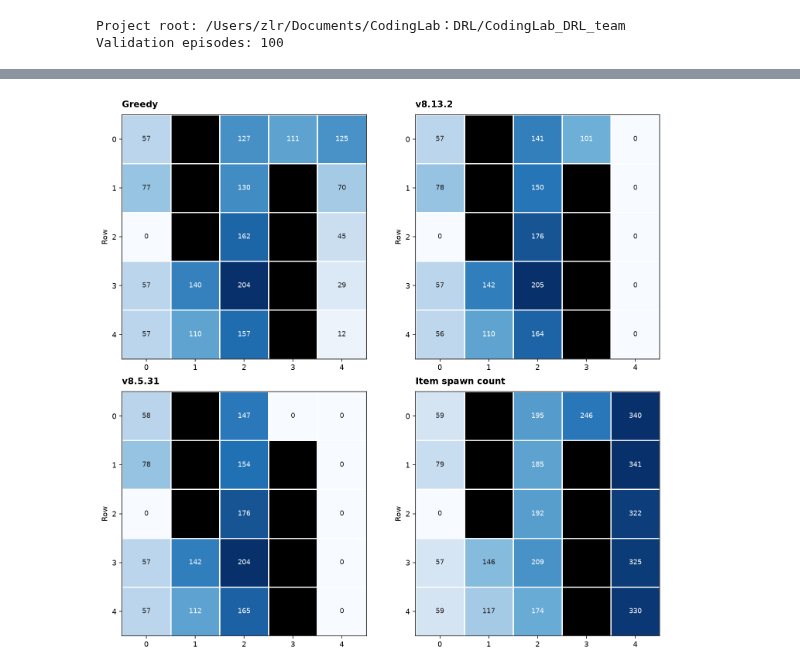
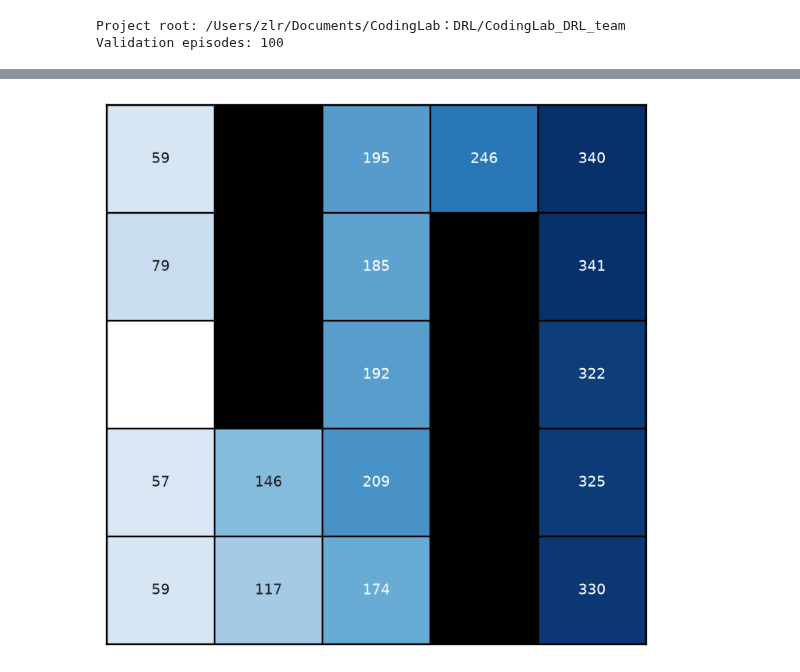
Before and after one commit to Lirong-Zhuang/CodingLab_DRL_team, a Jupyter notebook: statistic/variant2_ana.ipynb, the cells around one changed output, grey strips where cells are left out. Drawn from its saved outputs; the diff is of its cells as text; code cells hidden in the pictures.

```diff
--- a/statistic/variant2_ana.ipynb
+++ b/statistic/variant2_ana.ipynb
@@ -21,7 +21,6 @@ if str(PROJECT_ROOT) not in sys.path:
 
 import rainbow_dqn
 from environment_v5 import Environment_v5
-from environment_v13 import Environment_v13
 
 DATA_DIR = PROJECT_ROOT / 'data'
 MODEL_ROOT = PROJECT_ROOT / 'models2'
@@ -29,11 +28,6 @@ VARIANT = 2
 NUM_VALIDATION_EPISODES = 100
 
 MODEL_RUNS = [
-    {
-        'name': 'v8.13.2',
-        'env_class': Environment_v13,
-        'model_path': MODEL_ROOT / 'DQN_v8.13.2_variant_2.pt',
-    },
     {
         'name': 'v8.5.31',
         'env_class': Environment_v5,
@@ -197,48 +188,78 @@ Using device: cpu
 Total item spawns: 3,376
 # %%
-pickup_vmax = max(grid.max() for grid in pickup_counts.values())
-spawn_vmax = item_spawn_counts.max()
+from matplotlib.patches import Patch
+
 blue_cmap = LinearSegmentedColormap.from_list(
-    'count_blue', ['#f7fbff', '#c6dbef', '#6baed6', '#2171b5', '#08306b']
+    'count_blue', ['#ffffff', '#c6dbef', '#6baed6', '#2171b5', '#08306b']
+)
+shared_vmax = max(
+    item_spawn_counts.max(),
+    pickup_counts['Greedy'].max(),
+    pickup_counts['v8.5.31'].max(),
 )
 
-panels = [
-    ('Greedy', pickup_counts['Greedy'], pickup_vmax),
-    ('v8.13.2', pickup_counts['v8.13.2'], pickup_vmax),
-    ('v8.5.31', pickup_counts['v8.5.31'], pickup_vmax),
-    ('Item spawn count', item_spawn_counts, spawn_vmax),
-]
+mask = np.zeros((5, 5), dtype=bool)
+for row, col in blocked_cells:
+    mask[row, col] = True
 
-fig, axes = plt.subplots(2, 2, figsize=(10.8, 10.2), dpi=140, constrained_layout=True)
-for ax, (title, grid, vmax) in zip(axes.flat, panels):
-    mask = np.zeros_like(grid, dtype=bool)
-    for row, col in blocked_cells:
-        mask[row, col] = True
+
+def plot_count_grid(grid):
     display_grid = np.ma.array(grid, mask=mask)
-
     cmap = blue_cmap.copy()
     cmap.set_bad('black')
-    ax.imshow(display_grid, cmap=cmap, vmin=0, vmax=vmax, interpolation='nearest')
-    ax.set_title(title, loc='left', pad=10, fontweight='bold')
-    ax.set_ylabel('Row')
-    ax.set_xticks(range(5))
-    ax.set_yticks(range(5))
+
+    fig, ax = plt.subplots(figsize=(5.2, 5.2), dpi=140)
+    ax.imshow(
+        display_grid, cmap=cmap, vmin=0, vmax=shared_vmax,
+        interpolation='nearest',
+    )
+    ax.set_xticks([])
+    ax.set_yticks([])
     ax.set_xticks(np.arange(-0.5, 5, 1), minor=True)
     ax.set_yticks(np.arange(-0.5, 5, 1), minor=True)
-    ax.grid(which='minor', color='white', linewidth=1.5)
-    ax.tick_params(which='minor', bottom=False, left=False)
+    ax.grid(which='minor', color='black', linewidth=1.2)
+    ax.tick_params(which='both', bottom=False, left=False)
+    for spine in ax.spines.values():
+        spine.set_color('black')
+        spine.set_linewidth(1.2)
 
     for row in range(5):
         for col in range(5):
             if mask[row, col]:
                 continue
             value = int(grid[row, col])
-            text_color = 'white' if vmax and value > 0.48 * vmax else '#202020'
+            if value == 0:
+                continue
+            text_color = 'white' if value > 0.48 * shared_vmax else '#202020'
             ax.text(
                 col, row, f'{value:,}', ha='center', va='center',
-                color=text_color, fontsize=9,
+                color=text_color, fontsize=10,
             )
 
+    fig.tight_layout(pad=0.6)
+    plt.show()
+
+
+plot_count_grid(item_spawn_counts)
+plot_count_grid(pickup_counts['Greedy'])
+plot_count_grid(pickup_counts['v8.5.31'])
+
+# Standalone shared legend for all three figures.
+legend_fig, legend_ax = plt.subplots(figsize=(6.4, 1.35), dpi=140)
+legend_ax.set_axis_off()
+colorbar_ax = legend_fig.add_axes([0.08, 0.52, 0.58, 0.18])
+mappable = plt.cm.ScalarMappable(
+    norm=plt.Normalize(vmin=0, vmax=shared_vmax), cmap=blue_cmap
+)
+colorbar = legend_fig.colorbar(mappable, cax=colorbar_ax, orientation='horizontal')
+colorbar.set_label('Count')
+legend_ax.legend(
+    handles=[
+        Patch(facecolor='black', edgecolor='black', label='Blocked cell'),
+        Patch(facecolor='white', edgecolor='black', label='Zero count'),
+    ],
+    loc='center right', frameon=False,
+)
 plt.show()
 # %% [output]
-[figure, old version]
+[figure, new version]
```
Also changed, not shown: parts of 3 cells of this notebook, 3 other files.
